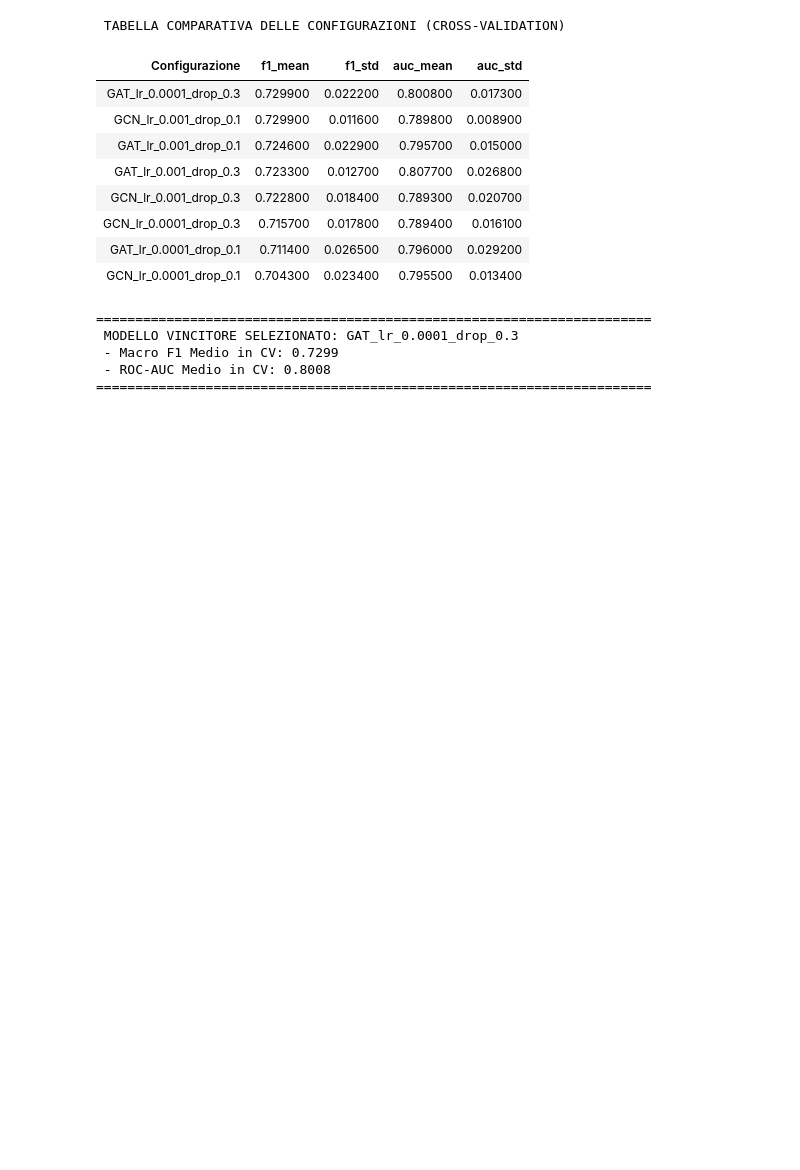
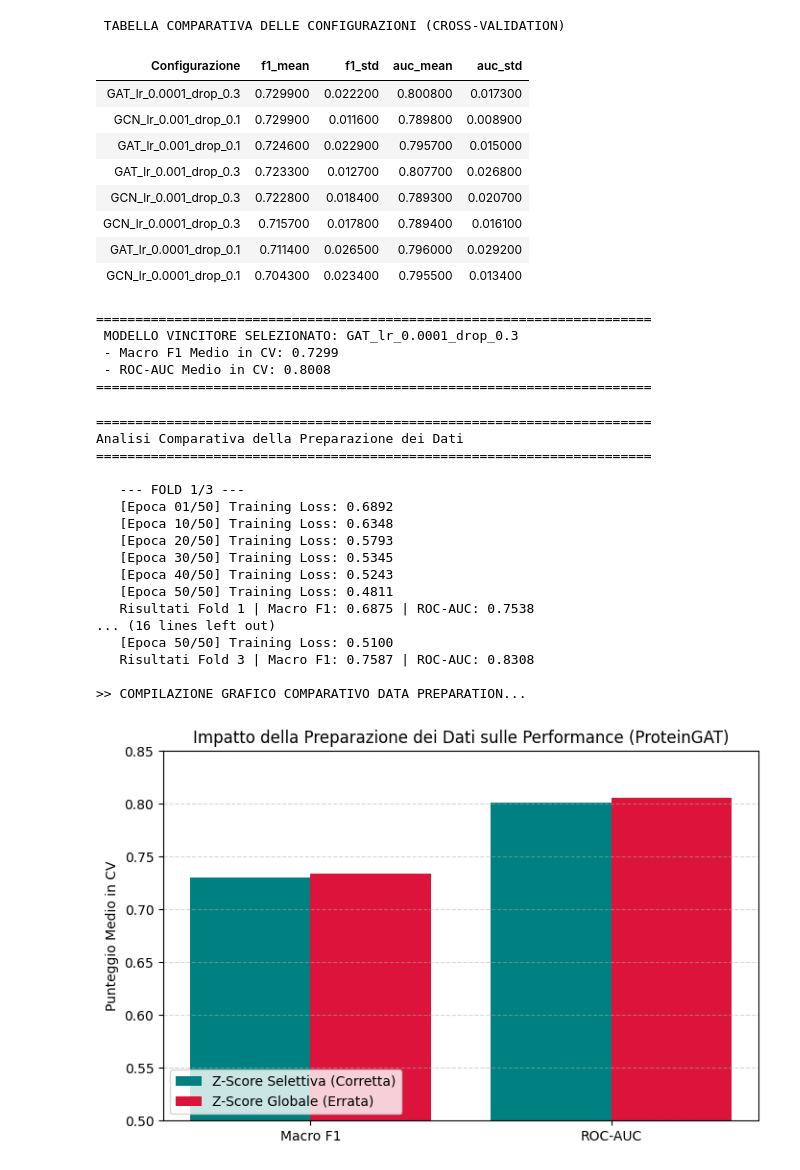
Before and after one commit to RuudGaled/protein-classification-comparison, a Jupyter notebook: notebooks/model_comparison.ipynb, the cells around one changed output. Cells and saved outputs as stored; diff of their text form; code cells hidden in the pictures; blank space fills up the shorter version.

```diff
--- a/notebooks/model_comparison.ipynb
+++ b/notebooks/model_comparison.ipynb
@@ -182,4 +182,72 @@ print("=======================================================================\n
  - Macro F1 Medio in CV: 0.7299
  - ROC-AUC Medio in CV: 0.8008
 =======================================================================
+# %%
+# =======================================================================
+# ESPERIMENTO DI CONFRONTO: DATA PREPARATION
+# =======================================================================
+print("=======================================================================")
+print("Analisi Comparativa della Preparazione dei Dati")
+print("=======================================================================")
+
+# Facciamo girare la configurazione vincente della GAT ma con Z-Score ERRATA (senza maschera)
+f1_wrong, auc_wrong = tr.run_cross_validation(
+    dataset=train_val_dataset,
+    model_class=mdl.ProteinGAT,
+    n_splits=cfg.N_SPLITS,
+    train_fold_fn=tr.train_single_fold,
+    lr=1e-4,
+    dropout_p=0.3,
+    excluded_features=None  # Forza la normalizzazione errata su tutto
+)
+
+# Estraiamo i punteggi della configurazione corretta dal nostro archivio precedente
+correct_f1_mean = df_results.iloc[0]["f1_mean"]
+correct_auc_mean = df_results.iloc[0]["auc_mean"]
+
+wrong_f1_mean = np.mean(f1_wrong)
+wrong_auc_mean = np.mean(auc_wrong)
+
+print("\n>> COMPILAZIONE GRAFICO COMPARATIVO DATA PREPARATION...")
+metrics_label = ['Macro F1', 'ROC-AUC']
+correct_scores = np.array(
+    [correct_f1_mean, correct_auc_mean],
+    dtype=float
+)
+wrong_scores = np.array(
+    [wrong_f1_mean, wrong_auc_mean],
+    dtype=float
+)
+
+x_axis = np.arange(len(metrics_label))
+plt.figure(figsize=(8, 5))
+plt.bar(x_axis - 0.2, correct_scores, 0.4, label='Z-Score Selettiva (Corretta)', color='teal')
+plt.bar(x_axis + 0.2, wrong_scores, 0.4, label='Z-Score Globale (Errata)', color='crimson')
+
+plt.xticks(x_axis, metrics_label)
+plt.ylabel("Punteggio Medio in CV")
+plt.title("Impatto della Preparazione dei Dati sulle Performance (ProteinGAT)")
+plt.ylim(0.5, 0.85)
+plt.legend(loc="lower left")
+plt.grid(axis='y', linestyle='--', alpha=0.5)
+plt.show()
+# %% [output]
+=======================================================================
+Analisi Comparativa della Preparazione dei Dati
+=======================================================================
+
+   --- FOLD 1/3 ---
+   [Epoca 01/50] Training Loss: 0.6892
+   [Epoca 10/50] Training Loss: 0.6348
+   [Epoca 20/50] Training Loss: 0.5793
+   [Epoca 30/50] Training Loss: 0.5345
+   [Epoca 40/50] Training Loss: 0.5243
+   [Epoca 50/50] Training Loss: 0.4811
+   Risultati Fold 1 | Macro F1: 0.6875 | ROC-AUC: 0.7538
+... (16 lines left out)
+   [Epoca 50/50] Training Loss: 0.5100
+   Risultati Fold 3 | Macro F1: 0.7587 | ROC-AUC: 0.8308
+
+>> COMPILAZIONE GRAFICO COMPARATIVO DATA PREPARATION...
+[figure, added]
 # %%
```
Also changed, not shown: parts of 2 cells of this notebook, 1 other file.
